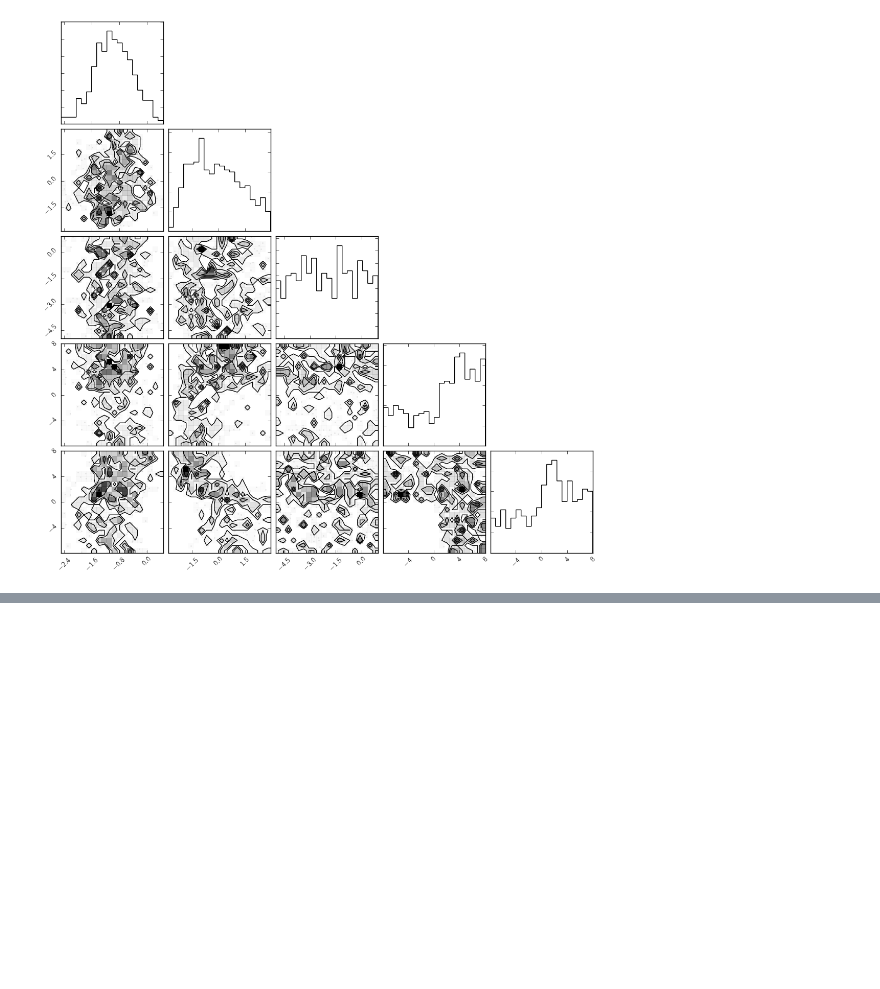
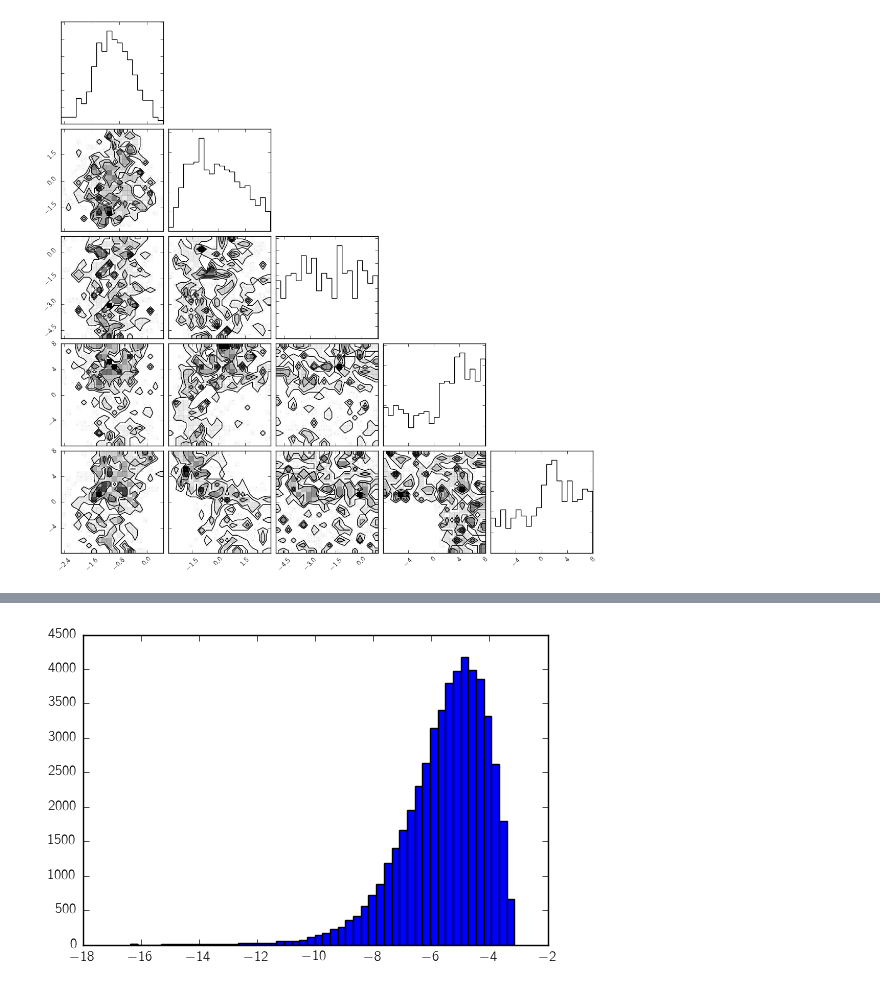
Before and after one commit to dfm/exoabc, a Jupyter notebook: exoplanet-demo.ipynb, the cells around one changed output, grey strips where cells are left out. Saved outputs shown, nothing was run; the diff lists cells and outputs as text; code cells hidden in the pictures; blank space fills up the shorter version.

```diff
--- a/exoplanet-demo.ipynb
+++ b/exoplanet-demo.ipynb
@@ -166,0 +173,4 @@ corner.corner(new_params[new_inds], weights=weights);
+# %%
+plt.hist(new_logpdfs, 50); # - np.max(new_logpdfs)
+# %% [output]
+[figure, added]
```
Also changed, not shown: parts of 27 cells of this notebook, 3 other files.
